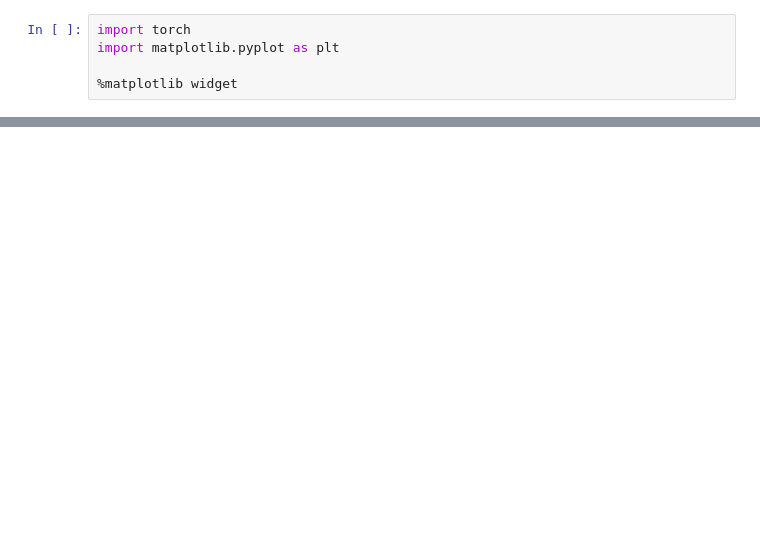
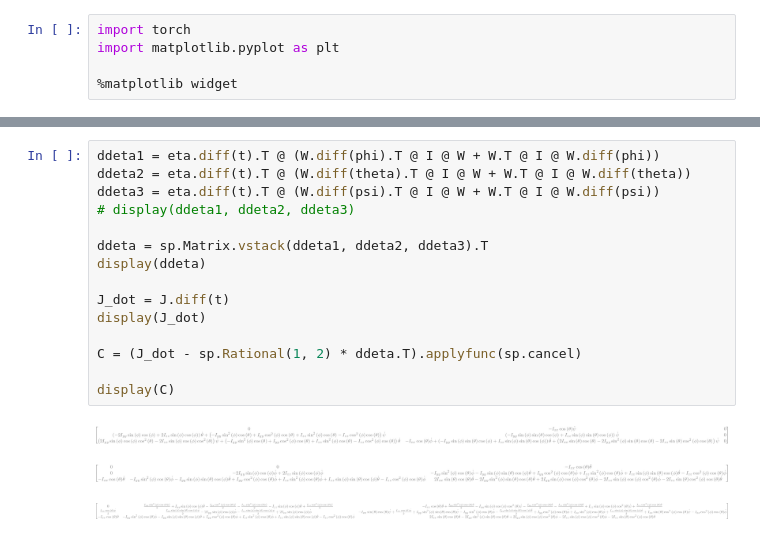
Before and after one commit to msc5/attitudes, a Jupyter notebook: src/view.ipynb, the cells around one changed output, grey strips where cells are left out. Drawn from its saved outputs; the diff is of its cells as text; blank space fills up the shorter version.

```diff
--- a/src/view.ipynb
+++ b/src/view.ipynb
@@ -74,0 +91,19 @@ print(sp.latex(W))
+# %%
+ddeta1 = eta.diff(t).T @ (W.diff(phi).T @ I @ W + W.T @ I @ W.diff(phi))
+ddeta2 = eta.diff(t).T @ (W.diff(theta).T @ I @ W + W.T @ I @ W.diff(theta))
+ddeta3 = eta.diff(t).T @ (W.diff(psi).T @ I @ W + W.T @ I @ W.diff(psi))
+# display(ddeta1, ddeta2, ddeta3)
+
+ddeta = sp.Matrix.vstack(ddeta1, ddeta2, ddeta3).T
+display(ddeta)
+
+J_dot = J.diff(t)
+display(J_dot)
+
+C = (J_dot - sp.Rational(1, 2) * ddeta.T).applyfunc(sp.cancel)
+
+display(C)
+# %% [output]
+[figure, added]
+[figure, added]
+[figure, added]
```
Also changed, not shown: parts of 10 cells of this notebook, 6 other files.
